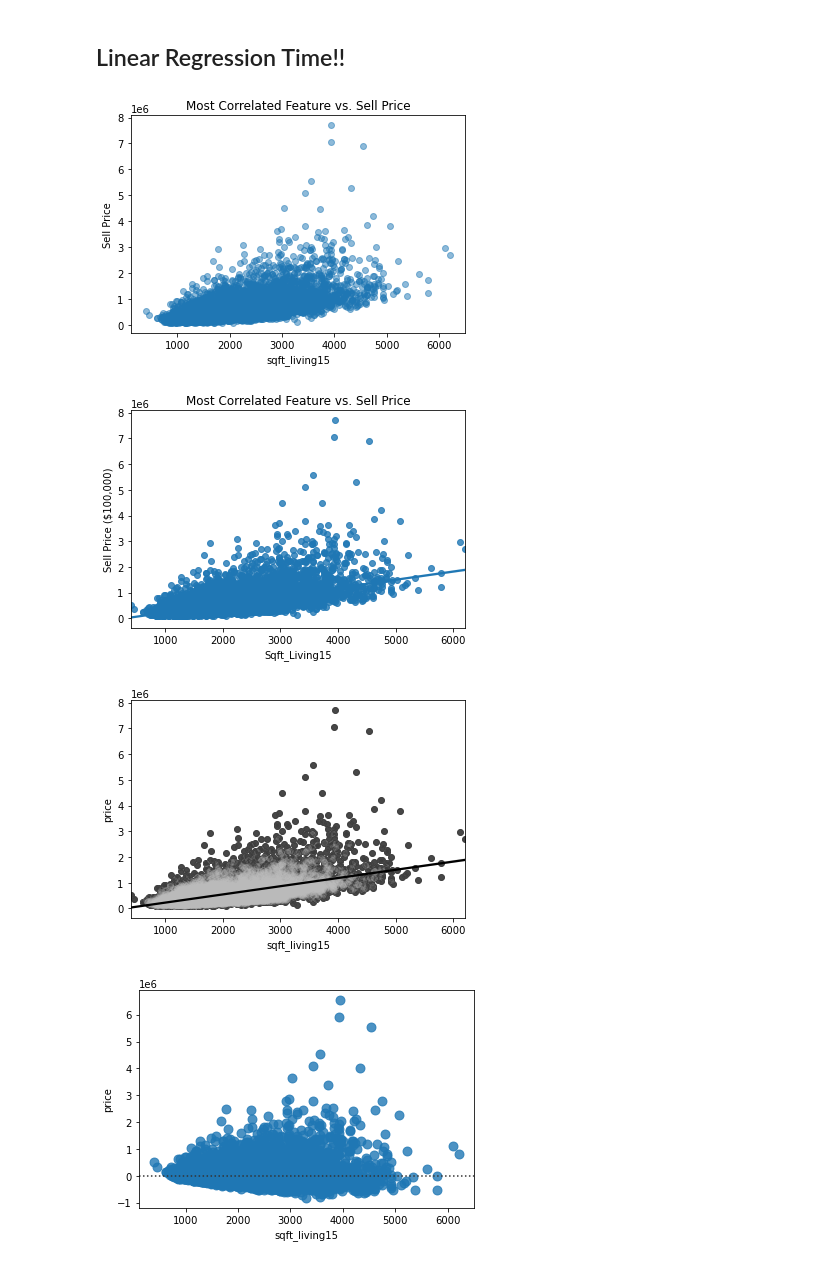
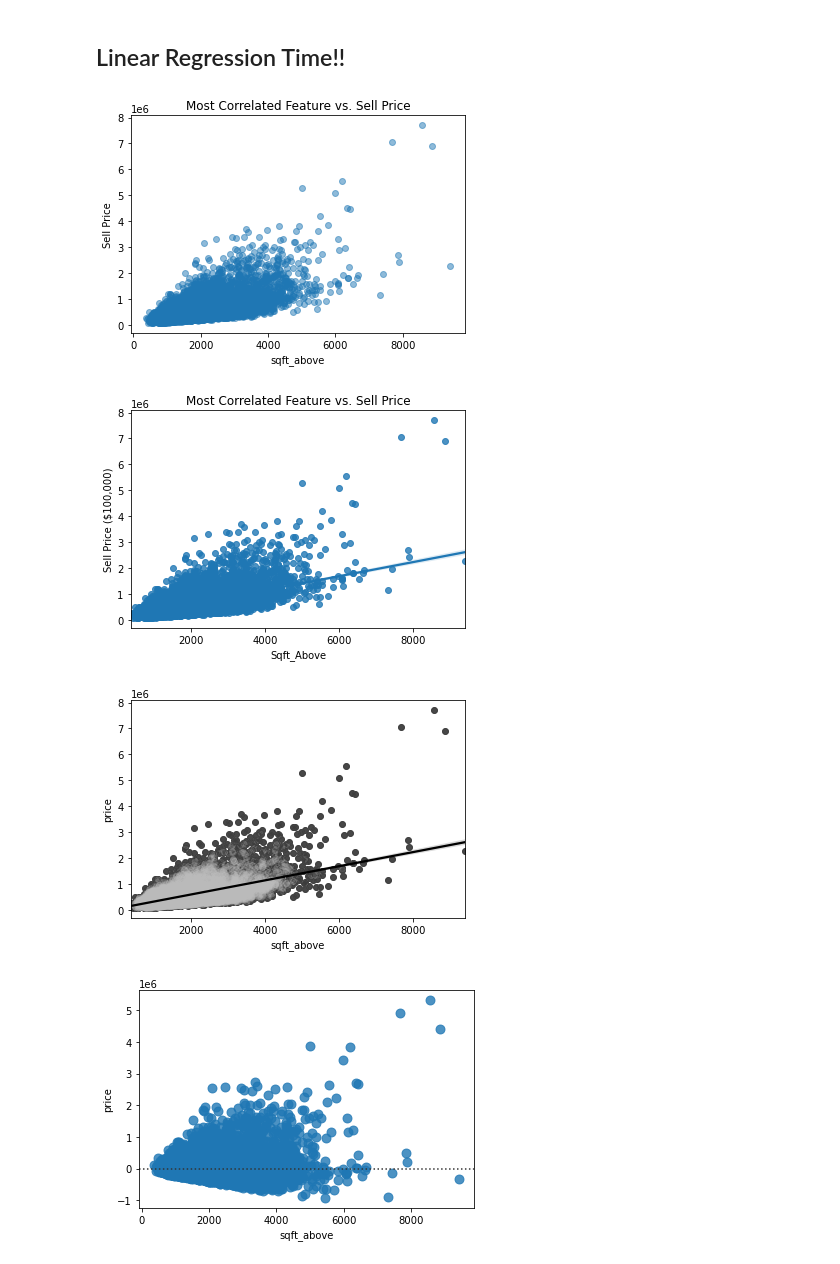
Before and after one commit to theobigdog/DS_083021_Phase2_Project, a Jupyter notebook: IndividualJupyters/Ted_Anal.ipynb, the cells around one changed output. Cells and saved outputs as stored; diff of their text form; code cells hidden in the pictures.

Commit message:
Updated plots with more detail

```diff
--- a/IndividualJupyters/Ted_Anal.ipynb
+++ b/IndividualJupyters/Ted_Anal.ipynb
@@ -1020,26 +1030,26 @@ full_rename = full_comp.copy()
 full_test_rename = full_comp_test.copy()
 # %%
 column_names = {
-    "AVERAGE" : "View: Avg",
-    "EXCELLENT" : "View: Exc",
-    "FAIR" : "View: Fair",
-    "GOOD" : "View: Good",
-    "NONE" : "View: N/A",
-    "Average" : "Cond: Avg",
-    "Fair" : "Cond: Fair",
-    "Good" : "Cond: Good",
-    "Poor" : "Cond: Poor",
-    "Very Good" : "Cond: VGood",
-    "10 Very Good" :  "Grade: VGood",
-    "11 Excellent" :  "Grade: Exc",
-    "12 Luxury" : "Grade: Lux",
-    "13 Mansion" : "Grade: Mans",
-    "4 Low" : "Grade: Low",
-    "5 Fair" : "Grade: Fair",
-    "6 Low Average" : "Grade: LAvg",
-    "7 Average" : "Grade: Avg",
-    "8 Good" : "Grade: Good",
-    "9 Better" : "Grade: Better",
+    "AVERAGE" : "View_Avg",
+    "EXCELLENT" : "View_Exc",
+    "FAIR" : "View_Fair",
+    "GOOD" : "View_Good",
+    "NONE" : "View_N/A",
+    "Average" : "Cond_Avg",
+    "Fair" : "Cond_Fair",
+    "Good" : "Cond_Good",
+    "Poor" : "Cond_Poor",
+    "Very Good" : "Cond_VGood",
+    "10 Very Good" :  "Grade_VGood",
+    "11 Excellent" :  "Grade_Exc",
+    "12 Luxury" : "Grade_Lux",
+    "13 Mansion" : "Grade_Mans",
+    "4 Low" : "Grade_Low",
+    "5 Fair" : "Grade_Fair",
+    "6 Low Average" : "Grade_LAvg",
+    "7 Average" : "Grade_Avg",
+    "8 Good" : "Grade_Good",
+    "9 Better" : "Grade_Better",
 }
 # %%
 full_rename = full_rename.rename(column_names, axis=1)
@@ -1106,29 +1116,30 @@ plt.savefig('Triang_test_comparison.png', dpi=600);
 # %% [markdown]
 ## Linear Regression Time!!
 # %%
-most_corr_feat = 'sqft_living15'
+most_corr_feat = 'sqft_above'
 fig, ax = plt.subplots()
 
 ax.scatter(rename_drop[most_corr_feat], y_train, alpha=0.5)
 ax.set_title("Most Correlated Feature vs. Sell Price")
 ax.set_xlabel(most_corr_feat)
 ax.set_ylabel('Sell Price')
 
 fig, ax2 = plt.subplots()
 sns.regplot(x=rename_drop[most_corr_feat], y=y_train)
 ax2.set_title("Most Correlated Feature vs. Sell Price")
 ax2.set_xlabel(most_corr_feat.title())
 ax2.set_ylabel('Sell Price ($100,000)')
 
 fig, ax3 = plt.subplots()
 sns.regplot(x=rename_drop[most_corr_feat],y=y_train, color="black")
-ax3.scatter(rename_drop[most_corr_feat], y_train, alpha = 0.15,color="silver");
+ax3.scatter(rename_drop[most_corr_feat], y_train, alpha = 0.15,color="silver")
+plt.savefig('sick_scatter_linear.png', dpi=600);
 
 fig, ax4 = plt.subplots()
 sns.residplot(x=rename_drop[most_corr_feat], y=y_train,
               scatter_kws={"s": 80});
 # %% [output]
-[figure, old version]
+[figure, new version]
-[figure, old version]
+[figure, new version]
-[figure, old version]
+[figure, new version]
-[figure, old version]
+[figure, new version]
```
Also changed, not shown: parts of 23 cells of this notebook, 1 other file.
